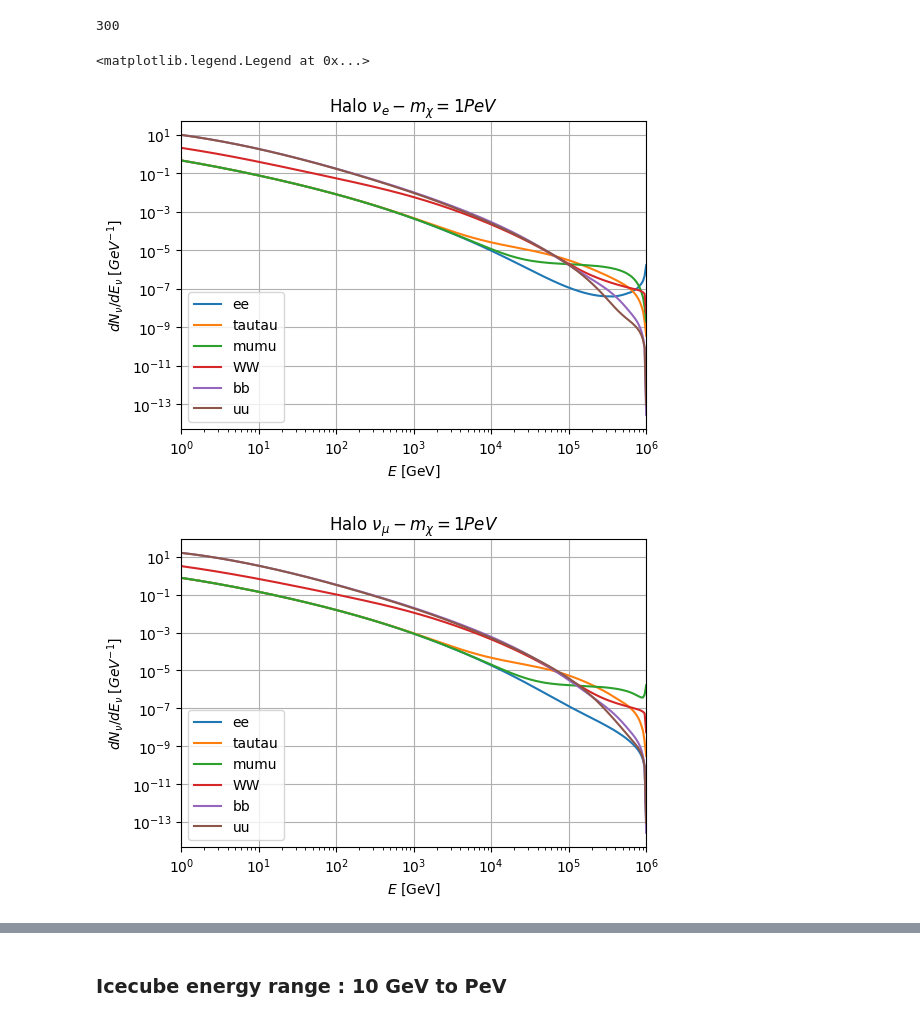
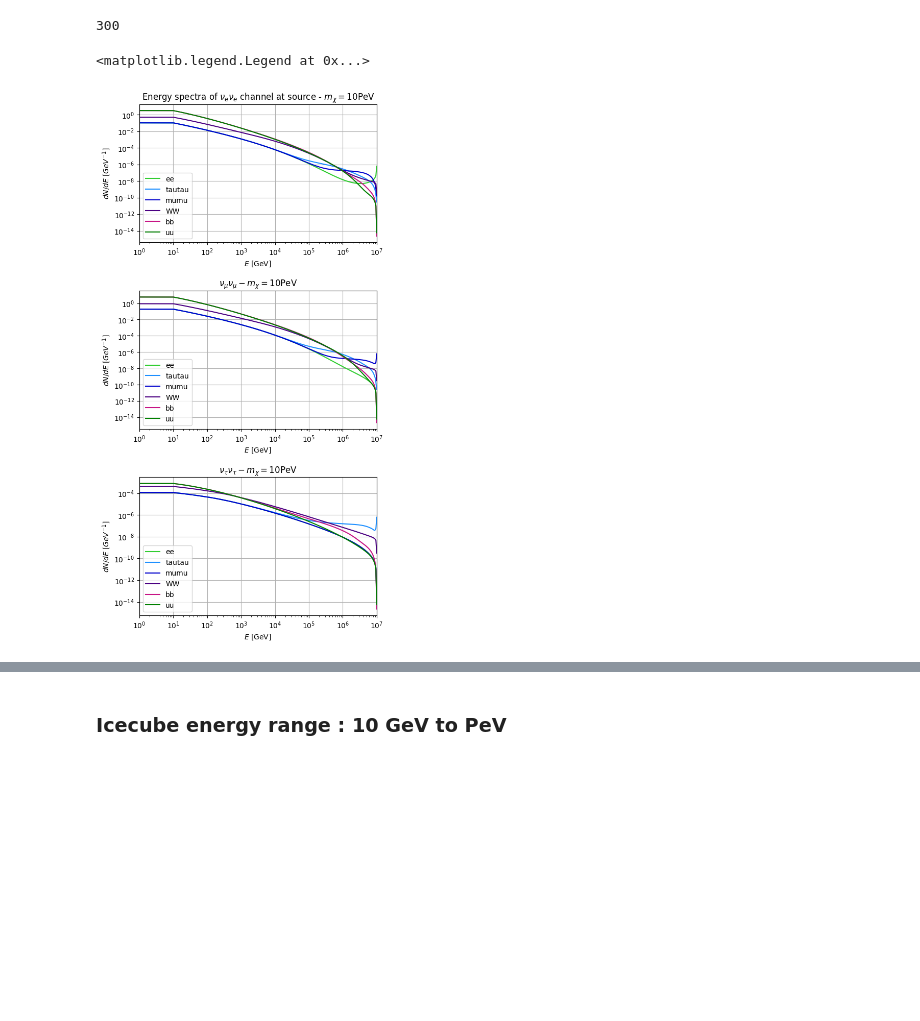
Before and after one commit to danaevld/IceCube, a Jupyter notebook: High_mass_spectra.ipynb, the cells around one changed output, grey strips where cells are left out. Cells and saved outputs as stored; diff of their text form; code cells hidden in the pictures; blank space fills up the shorter version.

```diff
--- a/High_mass_spectra.ipynb
+++ b/High_mass_spectra.ipynb
@@ -17,7 +20,7 @@ from ipynb.fs.full.func_plot_histo import plot_projections
 # 1 PeV = 10**6 GeV
 #write function to generate plots
 
-mass = 1e6 #(1 PeV)
+mass = 1e7 #(1 PeV)
 process = 'ann' #annihilation default
 
 #info of neutrino spectrum binning.
@@ -41,7 +44,7 @@ logscale = True #default
 #include interactions
 interactions = True #default
 
-color = ['limegreen', 'purple', 'mediumblue', 'darkorange','deeppink','darkturquoise']
+color = ['limegreen', 'dodgerblue', 'mediumblue', 'indigo','mediumvioletred','green']
 # %%
 Flux_ee = propa.NuFlux('nuenue',mass,nodes,Emin=Emin,Emax=Emax,bins=bins,
                      process=process,logscale=logscale,interactions=interactions,
@@ -91,42 +94,44 @@ print(len(mass_range))
 # %% [output]
 300
 # %%
-plt.figure(figsize = (6,4))
-plt.title(r'Halo $\nu_e - m_{\chi} = 1PeV$')
+plt.figure(figsize = (6,13))
+plt.subplots_adjust(hspace = 0.35)
+
+plt.subplot(311)
+plt.title(r'Energy spectra of $\nu_e \nu_e$ channel at source - $m_{\chi} = 10$PeV')
 plt.yscale('log')
 plt.semilogx()
 plt.xlim(Emin,Emax)
 plt.grid()
 plt.xlabel(r"$E$ [GeV]")
-plt.ylabel(r"$dN_\nu/dE_\nu\;[GeV^{-1}]$")
+plt.ylabel(r"$dN/dE\;[GeV^{-1}]$")
 for i in range(len(list_flux_halo)):
-    plt.plot(mass_range, list_flux_halo[i]['nu_e']/mass, label = channels[i])
+    plt.plot(mass_range, list_flux_halo[i]['nu_e']/mass, label = channels[i], color = color[i])
 plt.legend()
 
-plt.figure(figsize = (6,4))
-plt.title(r'Halo $\nu_{\mu} - m_{\chi} = 1PeV$')
+plt.subplot(312)
+plt.title(r'$\nu_{\mu}\nu_{\mu} - m_{\chi} = 10$PeV')
 plt.yscale('log')
 plt.semilogx()
 plt.xlim(Emin,Emax)
 plt.grid()
 plt.xlabel(r"$E$ [GeV]")
-plt.ylabel(r"$dN_\nu/dE_\nu\;[GeV^{-1}]$")
+plt.ylabel(r"$dN/dE\;[GeV^{-1}]$")
 for i in range(len(list_flux_halo)):
-    plt.plot(mass_range, list_flux_halo[i]['nu_mu']/mass, label = channels[i])
+    plt.plot(mass_range, list_flux_halo[i]['nu_mu']/mass, label = channels[i], color = color[i])
 plt.legend()
 
-plt.figure(figsize = (6,4))
-plt.title(r'Halo $\nu_{\tau} -  m_{\chi} = 1PeV$')
+plt.subplot(313)
+plt.title(r'$\nu_{\tau}\nu_{\tau} -  m_{\chi} = 10$PeV')
 plt.yscale('log')
 plt.semilogx()
 plt.xlim(Emin,Emax)
 plt.grid()
 plt.xlabel(r"$E$ [GeV]")
-plt.ylabel(r"$dN_\nu/dE_\nu\;[GeV^{-1}]$")
+plt.ylabel(r"$dN/dE\;[GeV^{-1}]$")
 for i in range(len(list_flux_halo)):
-    plt.plot(mass_range, list_flux_halo[i]['nu_tau']/mass, label = channels[i])
+    plt.plot(mass_range, list_flux_halo[i]['nu_tau']/mass, label = channels[i], color = color[i])
 plt.legend()
 # %% [output]
 <matplotlib.legend.Legend at 0x...>
-[figure, old version]
+[figure, new version]
-[figure, removed]
```
Also changed, not shown: parts of 14 cells of this notebook, 1 other file.
